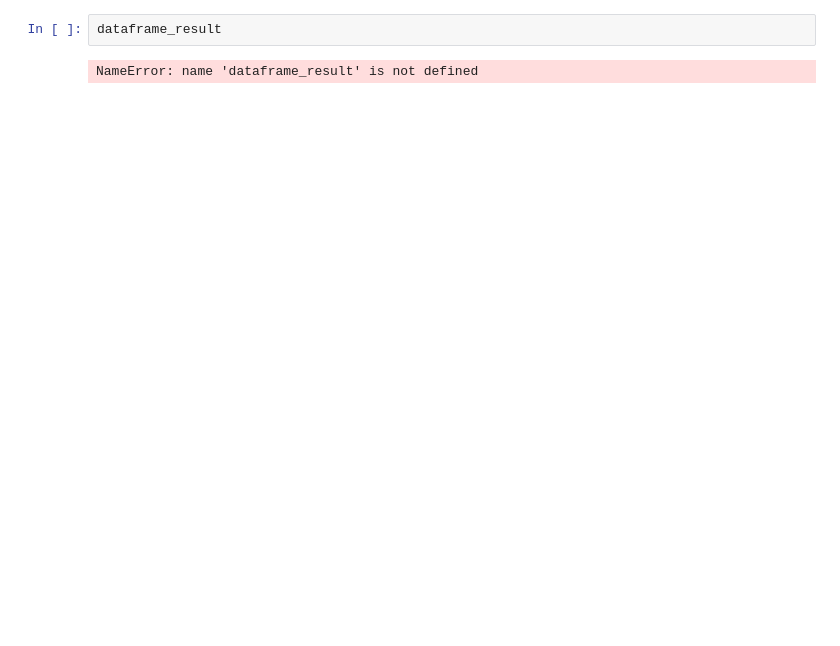
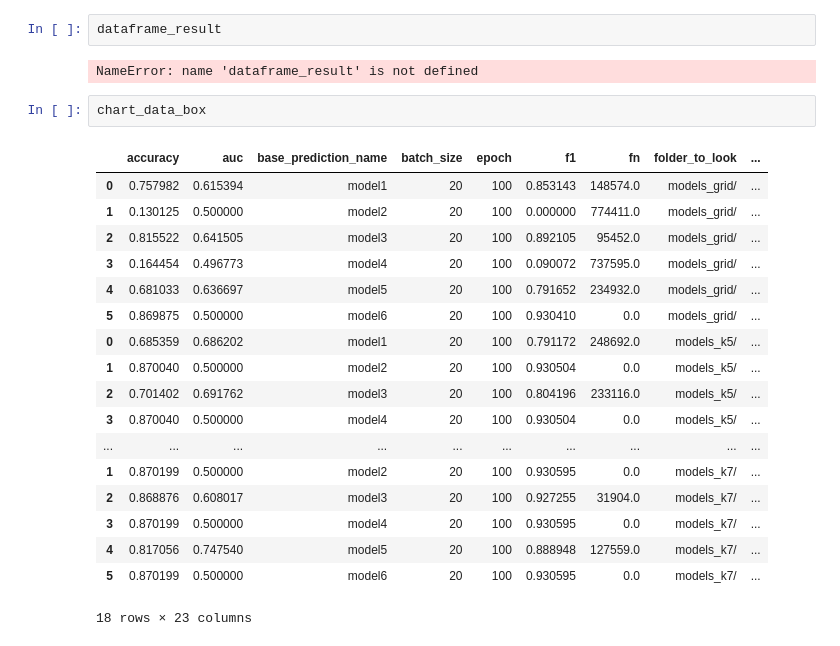
Before and after one commit to deepphage/notebooks, a Jupyter notebook: Evaluation.ipynb, the cells around one changed output. Cells and saved outputs as stored; diff of their text form; blank space fills up the shorter version.

```diff
--- a/Evaluation.ipynb
+++ b/Evaluation.ipynb
@@ -477,3 +500,24 @@ plt.savefig('/Users/chadepl/Downloads/test.jpeg', dpi=300, bbox_inches='tight')
 dataframe_result
 # %% [output]
 NameError: name 'dataframe_result' is not defined
+# %%
+chart_data_box
+# %% [output]
+|  | accuracy | auc | base_prediction_name | batch_size | epoch | f1 | fn | folder_to_look | ... |
+| 0 | 0.757982 | 0.615394 | model1 | 20 | 100 | 0.853143 | 148574.0 | models_grid/ | ... |
+| 1 | 0.130125 | 0.500000 | model2 | 20 | 100 | 0.000000 | 774411.0 | models_grid/ | ... |
+| 2 | 0.815522 | 0.641505 | model3 | 20 | 100 | 0.892105 | 95452.0 | models_grid/ | ... |
+| 3 | 0.164454 | 0.496773 | model4 | 20 | 100 | 0.090072 | 737595.0 | models_grid/ | ... |
+| 4 | 0.681033 | 0.636697 | model5 | 20 | 100 | 0.791652 | 234932.0 | models_grid/ | ... |
+| 5 | 0.869875 | 0.500000 | model6 | 20 | 100 | 0.930410 | 0.0 | models_grid/ | ... |
+| 0 | 0.685359 | 0.686202 | model1 | 20 | 100 | 0.791172 | 248692.0 | models_k5/ | ... |
+| 1 | 0.870040 | 0.500000 | model2 | 20 | 100 | 0.930504 | 0.0 | models_k5/ | ... |
+| 2 | 0.701402 | 0.691762 | model3 | 20 | 100 | 0.804196 | 233116.0 | models_k5/ | ... |
+| 3 | 0.870040 | 0.500000 | model4 | 20 | 100 | 0.930504 | 0.0 | models_k5/ | ... |
+| ... | ... | ... | ... | ... | ... | ... | ... | ... | ... |
+| 1 | 0.870199 | 0.500000 | model2 | 20 | 100 | 0.930595 | 0.0 | models_k7/ | ... |
+| 2 | 0.868876 | 0.608017 | model3 | 20 | 100 | 0.927255 | 31904.0 | models_k7/ | ... |
+| 3 | 0.870199 | 0.500000 | model4 | 20 | 100 | 0.930595 | 0.0 | models_k7/ | ... |
+| 4 | 0.817056 | 0.747540 | model5 | 20 | 100 | 0.888948 | 127559.0 | models_k7/ | ... |
+| 5 | 0.870199 | 0.500000 | model6 | 20 | 100 | 0.930595 | 0.0 | models_k7/ | ... |
+18 rows × 23 columns
```
Also changed, not shown: parts of 10 cells of this notebook, 1 other file.
